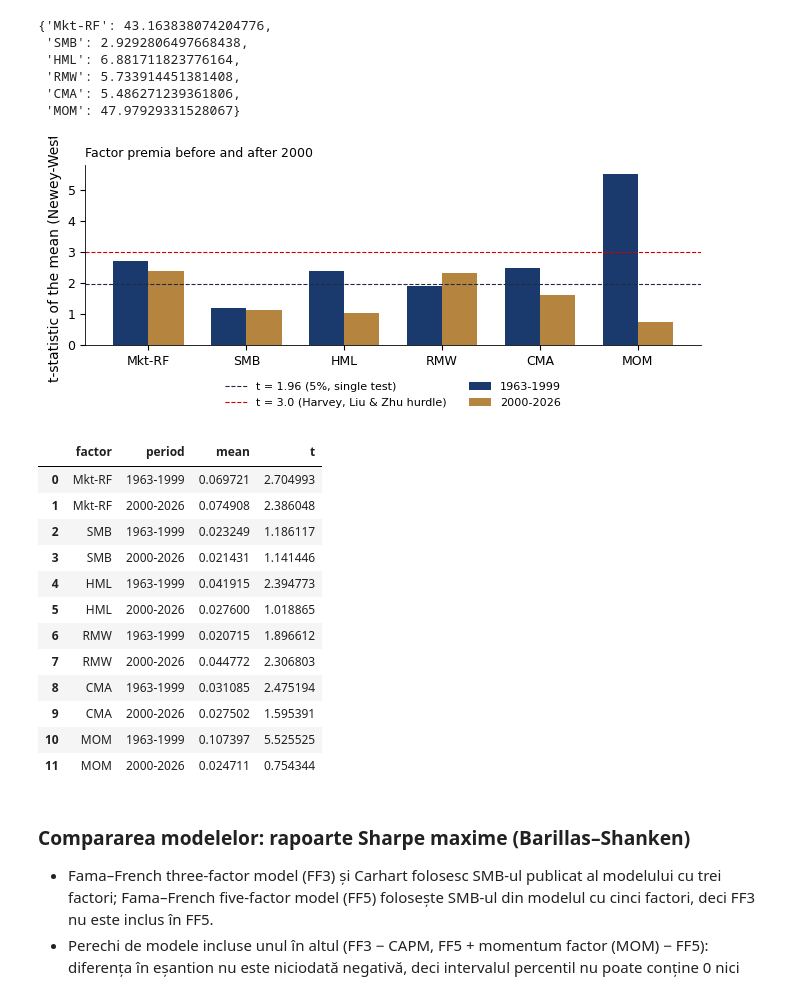
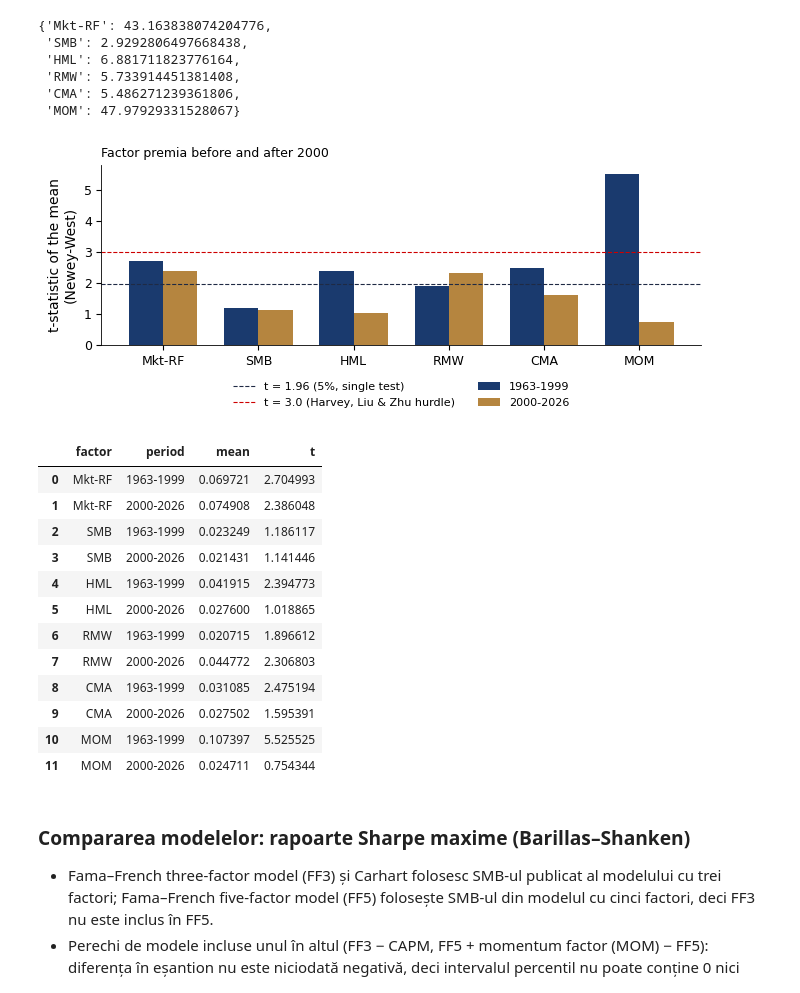
Before and after one commit to danpele/MFM, a Jupyter notebook: notebooks/RO/capitol3_notebook_curs.ipynb, the cells around one changed output. Saved outputs shown, nothing was run; the diff lists cells and outputs as text; code cells hidden in the pictures.

```diff
--- a/notebooks/RO/capitol3_notebook_curs.ipynb
+++ b/notebooks/RO/capitol3_notebook_curs.ipynb
@@ -982,35 +980,35 @@ def factor_tstats(split='1999-12-31'):
     cols = ['Mkt-RF', 'SMB', 'HML', 'RMW', 'CMA', 'MOM']
     rows = []
     for c in cols:
         for lab, x in [('1963-1999', F[c].loc[:split]), ('2000-2026', F[c].loc[split:].iloc[1:])]:
             b, se, t, _, _ = ols_hac(x.values, np.zeros((len(x), 0)))
             rows.append((c, lab, x.mean() * 12, t[0]))
     return pd.DataFrame(rows, columns=['factor', 'period', 'mean', 't'])
 
 
 def fig_factor_tstats():
     d = factor_tstats()
     cols = d['factor'].unique()
     x = np.arange(len(cols))
     fig, ax = plt.subplots(figsize=(6.8, 3.0))
     for k, (lab, c) in enumerate([('1963-1999', MainBlue), ('2000-2026', Amber)]):
         v = d[d['period'] == lab].set_index('factor').loc[cols, 't']
         ax.bar(x + (k - 0.5) * 0.36, v.values, 0.36, color=c, label=lab)
     ax.axhline(1.96, color=Gray, ls='--', lw=0.8, label='t = 1.96 (5%, single test)')
     ax.axhline(3.0, color=IDAred, ls='--', lw=0.8, label='t = 3.0 (Harvey, Liu & Zhu hurdle)')
     ax.axhline(0, color=Gray, lw=0.5)
     ax.set_xticks(x, cols)
-    ax.set_ylabel('t-statistic of the mean (Newey-West)')
+    ax.set_ylabel('t-statistic of the mean\n(Newey-West)')
     ax.set_title('Factor premia before and after 2000', fontsize=9, loc='left')
     legend_outside_bottom(ax, ncol=2, y=-0.15)
     plt.tight_layout()
     save_fig('ch3_factor_tstats')
     return d
 
 
 fig_factor_tstats()
 # %% [output]
-[figure, old version]
+[figure, new version]
 |  | factor | period | mean | t |
 | 0 | Mkt-RF | 1963-1999 | 0.069721 | 2.704993 |
 | 1 | Mkt-RF | 2000-2026 | 0.074908 | 2.386048 |
```
Also changed, not shown: parts of 11 cells of this notebook, 21 other files.
